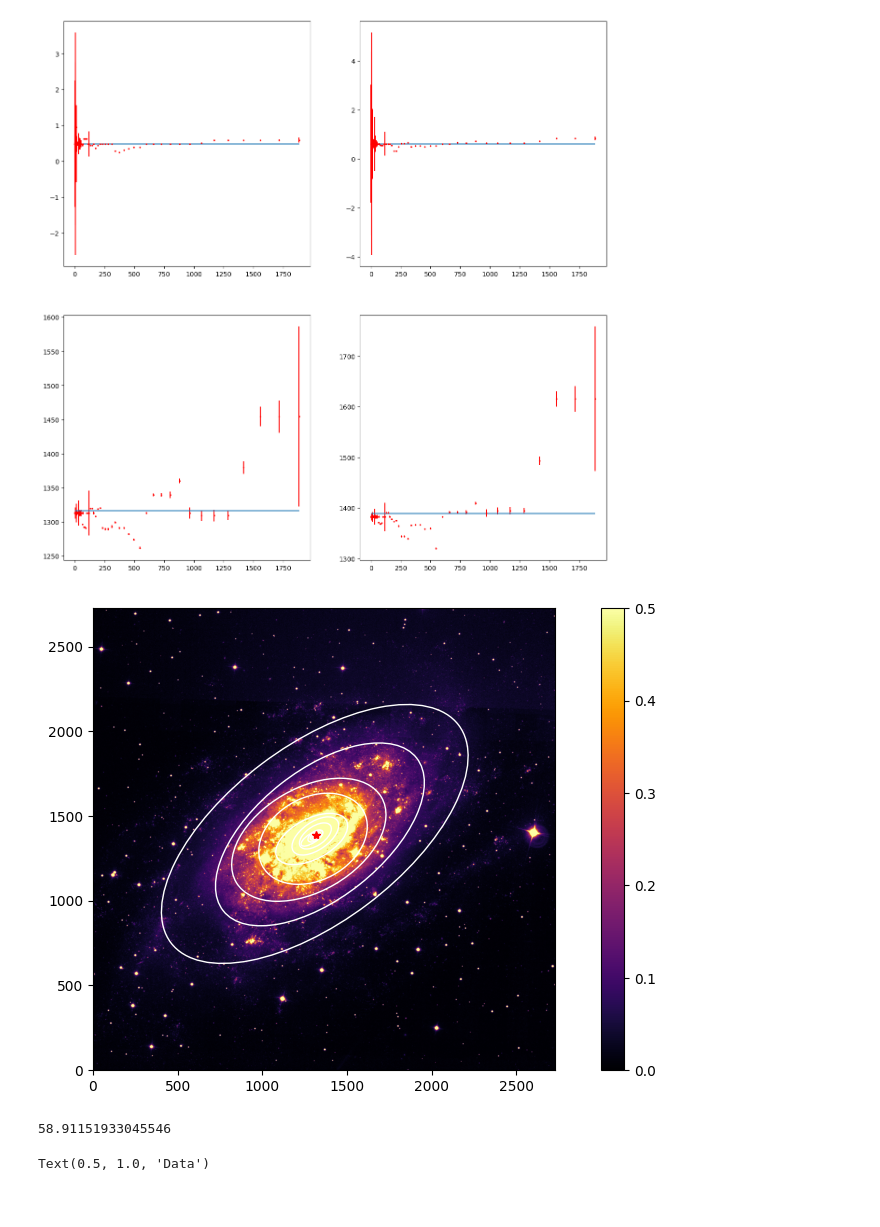
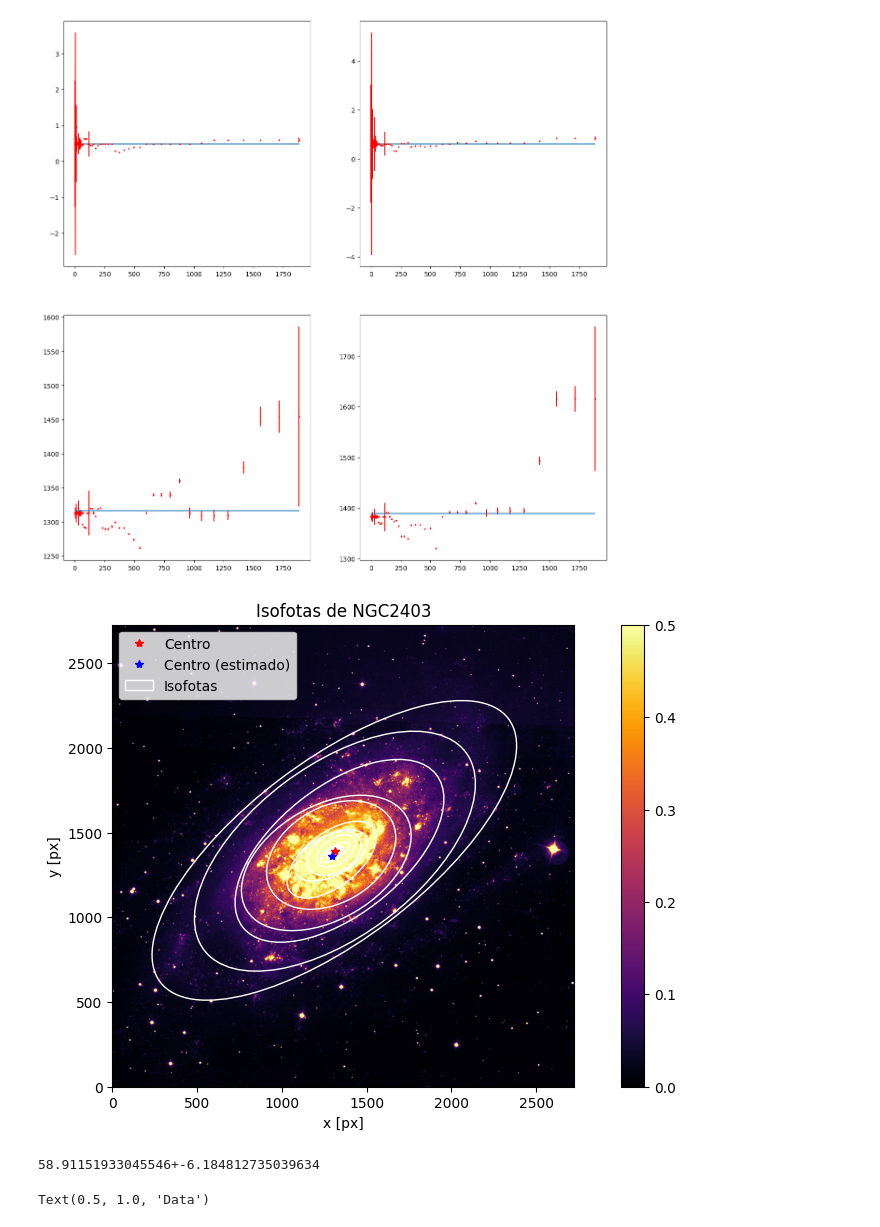
Before and after one commit to SantiagoJulioD/Galaxias, a Jupyter notebook: practico/astropy.ipynb, the cells around one changed output. Cells and saved outputs as stored; diff of their text form; code cells hidden in the pictures.

```diff
--- a/practico/astropy.ipynb
+++ b/practico/astropy.ipynb
@@ -187,23 +218,30 @@ ax[1,1].hlines(y0_mean,isolist.sma[0],isolist.sma[-1])
 # %%
 fig, ax = plt.subplots(figsize=(12,6))
 im = ax.imshow(image_g,origin='lower',cmap='inferno')
-ax.plot(x0_mean,y0_mean,'r*')
+
+ax.plot(x0_mean,y0_mean,'r*',label='Centro')
+ax.plot(center[0],center[1],'b*',label = 'Centro (estimado)')
 #aper.plot(color='white')
-for i in range(0,len(isoaper)-4,4):
+isoaper[0].plot(color='white',label='Isofotas')
+for i in range(1,len(isoaper)-4,3):
     isoaper[i].plot(color='white')
 fig.colorbar(im)
+ax.set(title='Isofotas de NGC2403',xlabel='x [px]',ylabel='y [px]')
+ax.legend()
+plt.savefig('fig4.png')
 plt.show()
 # %% [output]
-[figure, old version]
+[figure, new version]
 # %%
 model_image = isoph.build_ellipse_model(image_g.shape, isolist[1:-4])
 # %%
 residual = image_g - model_image
 # %%
 inc = np.arccos(1-eps_mean)*180/np.pi
-inc
+Delta_inc = 180/np.pi*(1-eps_mean**2)**-0.5*np.std(isolist.eps)
+print(f'{inc}+-{Delta_inc}')
 # %% [output]
-58.91151933045546
+58.91151933045546+-6.184812735039634
 # %%
 fig, (ax1, ax2, ax3) = plt.subplots(figsize=(10, 5), nrows=1, ncols=3)
 fig.subplots_adjust(left=0.04, right=0.98, bottom=0.02, top=0.98)
```
Also changed, not shown: parts of 42 cells of this notebook, 9 other files.
